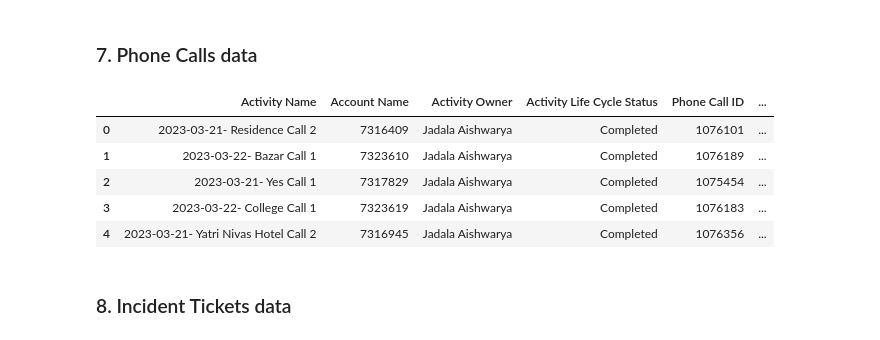
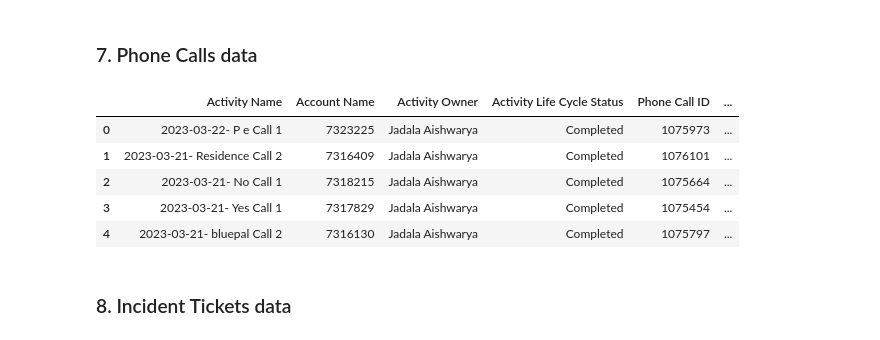
Before and after one commit to mirkosalomo/Churn_Prediction, a Jupyter notebook: Customer Churn - 01 - The Problem and first preparation of the data.ipynb, the cells around one changed output. Saved outputs shown, nothing was run; the diff lists cells and outputs as text; code cells hidden in the pictures.

Commit message:
New path

```diff
--- a/Customer Churn - 01 - The Problem and first preparation of the data.ipynb
+++ b/Customer Churn - 01 - The Problem and first preparation of the data.ipynb
@@ -851,17 +879,15 @@ Visitsdf.head()
 ### 7. Phone Calls data
 # %%
 # Load the Visits data
-#PhoneCallsdf = pd.read_excel(os.path.join('C:', 'Users', 'msalomo', 'Churn Project', 'Data', 'Completed Phone Calls.xlsx'))
-
-PhoneCallsdf = pd.read_excel(r"C:\Users\msalomo\OneDrive - NESTLE\Certificate Machine Learning and Data\Churn Project\Data\Completed Phone Calls.xlsx", dtype={'Account Name': str})
+PhoneCallsdf = pd.read_excel(PhoneCallsdf, dtype={'Account Name': str})
 PhoneCallsdf.head()
 # %% [output]
 |  | Activity Name | Account Name | Activity Owner | Activity Life Cycle Status | Phone Call ID | ... |
-| 0 | 2023-03-21- Residence Call 2 | 7316409 | Jadala Aishwarya | Completed | 1076101 | ... |
-| 1 | 2023-03-22- Bazar Call 1 | 7323610 | Jadala Aishwarya | Completed | 1076189 | ... |
-| 2 | 2023-03-21- Yes Call 1 | 7317829 | Jadala Aishwarya | Completed | 1075454 | ... |
-| 3 | 2023-03-22- College Call 1 | 7323619 | Jadala Aishwarya | Completed | 1076183 | ... |
-| 4 | 2023-03-21- Yatri Nivas Hotel Call 2 | 7316945 | Jadala Aishwarya | Completed | 1076356 | ... |
+| 0 | 2023-03-22- P e Call 1 | 7323225 | Jadala Aishwarya | Completed | 1075973 | ... |
+| 1 | 2023-03-21- Residence Call 2 | 7316409 | Jadala Aishwarya | Completed | 1076101 | ... |
+| 2 | 2023-03-21- No Call 1 | 7318215 | Jadala Aishwarya | Completed | 1075664 | ... |
+| 3 | 2023-03-21- Yes Call 1 | 7317829 | Jadala Aishwarya | Completed | 1075454 | ... |
+| 4 | 2023-03-21- bluepal Call 2 | 7316130 | Jadala Aishwarya | Completed | 1075797 | ... |
 # %% [markdown]
 ### 8. Incident Tickets data
 # %%
```
Also changed, not shown: parts of 153 cells of this notebook, 5 other files.
